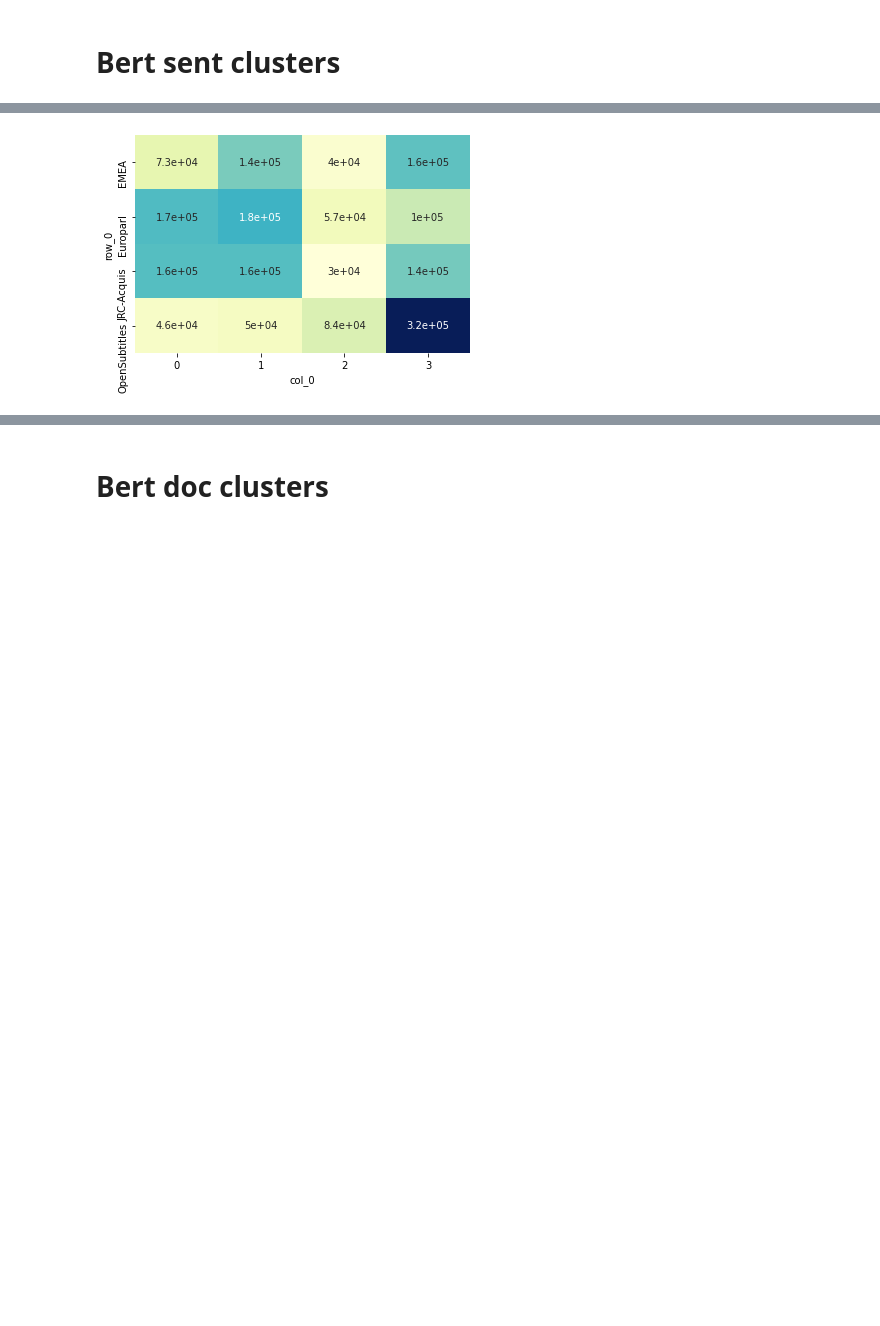
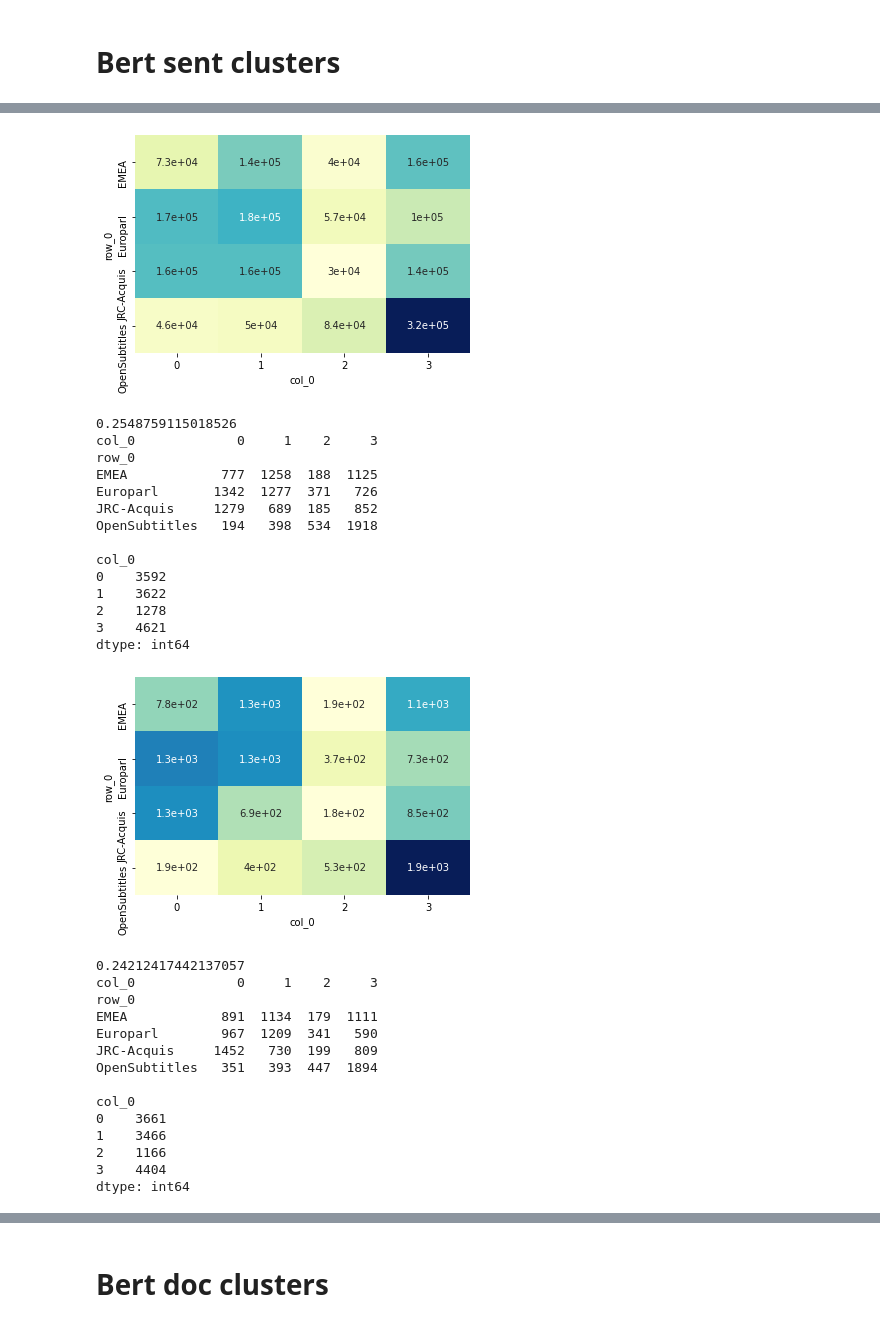
Before and after one commit to MaksymDel/da, a Jupyter notebook: notebooks/clust_nmt_predict.ipynb, the cells around one changed output, grey strips where cells are left out. Saved outputs shown, nothing was run; the diff lists cells and outputs as text; code cells hidden in the pictures; blank space fills up the shorter version.

```diff
--- a/notebooks/clust_nmt_predict.ipynb
+++ b/notebooks/clust_nmt_predict.ipynb
@@ -148,30 +148,34 @@ OpenSubtitles  2796   268    16     5
 # %%
 labels_bert = {}
 domain_names = ["Europarl", "OpenSubtitles", "JRC-Acquis", "EMEA"]
-for domain_name in domain_names:
-    fn = f"experiments/data-clust/clusters/cl-{domain_name}.en-et.docs.train.clusters_sent_4.txt" # TODO: change to train
-    with open(fn) as f:
-        labels_bert[domain_name] = [int(l[:-1]) for l in f.readlines()]
+for split in ['train', 'dev-cl', 'test-cl']:
+
+    for domain_name in domain_names:
+        fn = f"experiments/data-clust/clusters/cl-{domain_name}.en-et.docs.{split}.clusters_sent_4.txt" # TODO: change to train
+        with open(fn) as f:
+            labels_bert[domain_name] = [int(l[:-1]) for l in f.readlines()]
 
 
-labels_bert_all = []
-labels_bert_all_true = []
-for k,v in labels_bert.items():
-    labels_bert_all.extend(v)
-    labels_bert_all_true.extend([k] * len(v))
+    labels_bert_all = []
+    labels_bert_all_true = []
+    for k,v in labels_bert.items():
+        labels_bert_all.extend(v)
+        labels_bert_all_true.extend([k] * len(v))
 
 
 
-conf_matrix = pd.crosstab(np.array(labels_bert_all_true), np.array(labels_bert_all))
-corr_k = cramers_corrected_stat(conf_matrix)
-print(corr_k)
-print(conf_matrix)
+    conf_matrix = pd.crosstab(np.array(labels_bert_all_true), np.array(labels_bert_all))
+    corr_k = cramers_corrected_stat(conf_matrix)
+    print(corr_k)
+    print(conf_matrix)
 
+    print()
+    print(conf_matrix.sum(axis=0))
 
-sns.heatmap(conf_matrix,
-            cmap="YlGnBu", annot=True, cbar=False)
+    sns.heatmap(conf_matrix,
+                cmap="YlGnBu", annot=True, cbar=False)
 
-plt.show()
+    plt.show()
 # %% [output]
 0.24168047830449288
 col_0               0       1      2       3
@@ -183 +194,30 @@ OpenSubtitles   46245   50394  84391  319846
 [figure]
+0.2548759115018526
+col_0             0     1    2     3
+row_0
+EMEA            777  1258  188  1125
+Europarl       1342  1277  371   726
+JRC-Acquis     1279   689  185   852
+OpenSubtitles   194   398  534  1918
+
+col_0
+0    3592
+1    3622
+2    1278
+3    4621
+dtype: int64
+[figure, added]
+0.24212417442137057
+col_0             0     1    2     3
+row_0
+EMEA            891  1134  179  1111
+Europarl        967  1209  341   590
+JRC-Acquis     1452   730  199   809
+OpenSubtitles   351   393  447  1894
+
+col_0
+0    3661
+1    3466
+2    1166
+3    4404
+dtype: int64
```
Also changed, not shown: parts of 2 cells of this notebook, 12 other files.
